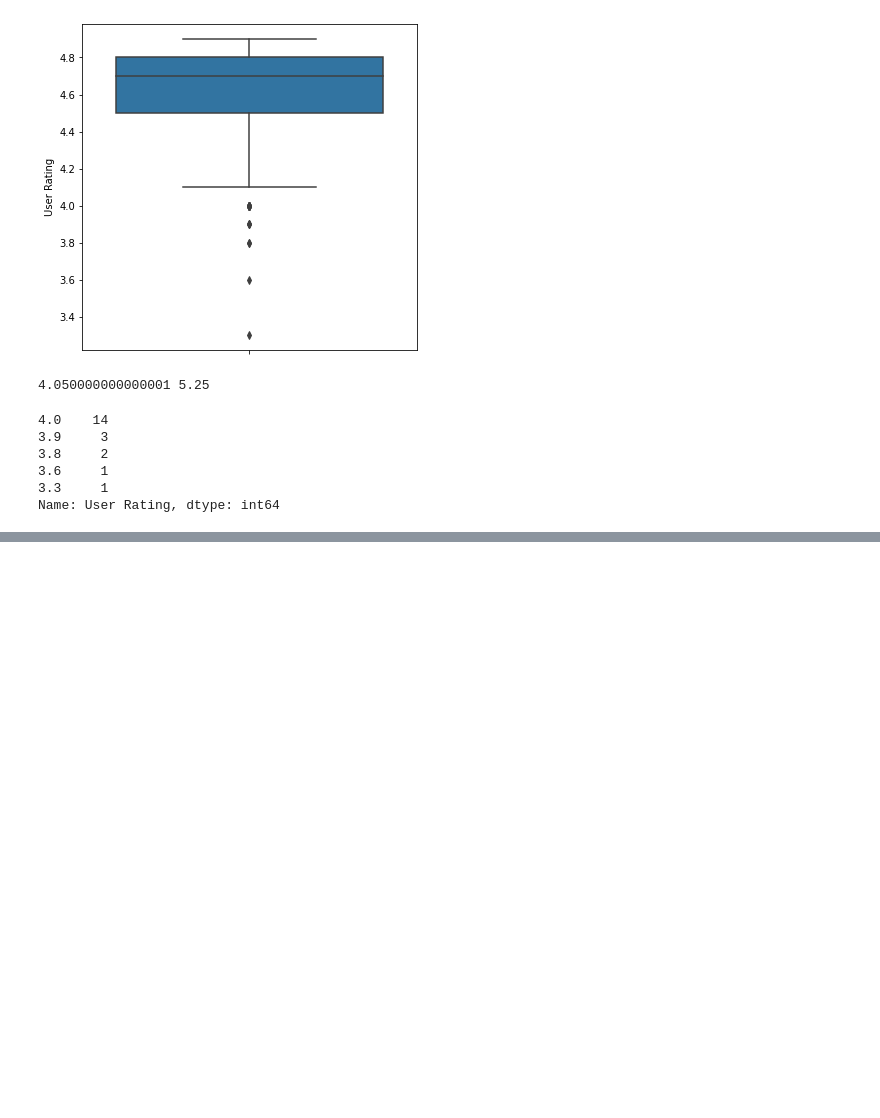
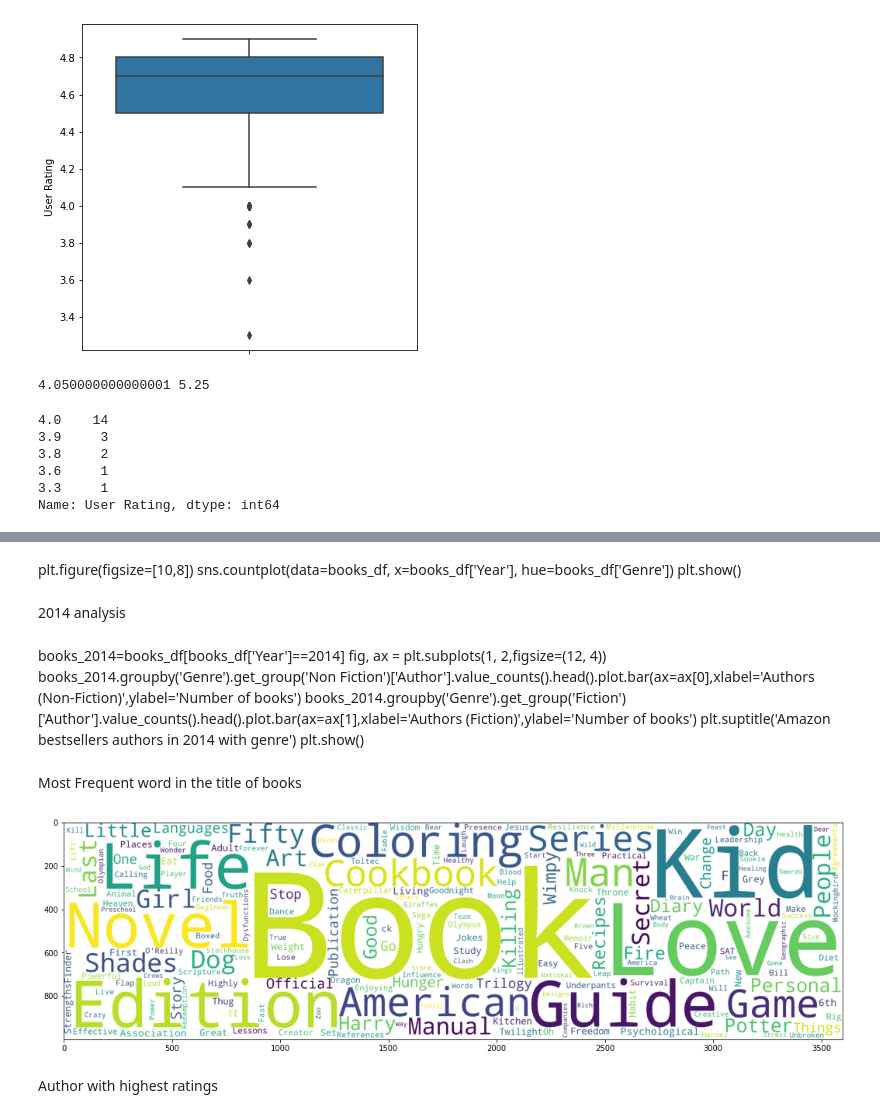
Before and after one commit to AnamKhan01/Analyzing-the-Best-Sellers-from-2009-2019-, a Jupyter notebook: BestSeller Analysis and Visualisation.ipynb, the cells around one changed output, grey strips where cells are left out. Saved outputs shown, nothing was run; the diff lists cells and outputs as text; code cells hidden in the pictures; blank space fills up the shorter version.

Commit message:
Update BestSeller Analysis and Visualisation.ipynb
Added visualization

```diff
--- a/BestSeller Analysis and Visualisation.ipynb
+++ b/BestSeller Analysis and Visualisation.ipynb
@@ -279,0 +282,15 @@ px.box(data_frame=books_df,x=books_df['Genre'],y=books_df['Price'],width=700,hei
+# %% [markdown]
+plt.figure(figsize=[10,8])
+sns.countplot(data=books_df, x=books_df['Year'], hue=books_df['Genre'])
+plt.show()
+# %% [markdown]
+2014 analysis
+# %% [markdown]
+books_2014=books_df[books_df['Year']==2014]
+fig, ax = plt.subplots(1, 2,figsize=(12, 4))
+books_2014.groupby('Genre').get_group('Non Fiction')['Author'].value_counts().head().plot.bar(ax=ax[0],xlabel='Authors (Non-Fiction)',ylabel='Number of books')
+books_2014.groupby('Genre').get_group('Fiction')['Author'].value_counts().head().plot.bar(ax=ax[1],xlabel='Authors (Fiction)',ylabel='Number of books')
+plt.suptitle('Amazon bestsellers authors in 2014 with genre')
+plt.show()
+# %% [markdown]
+Most Frequent word in the title of books
@@ -279,0 +299,15 @@ px.box(data_frame=books_df,x=books_df['Genre'],y=books_df['Price'],width=700,hei
+# %%
+text = " ".join(title for title in books_df['Name'])
+
+word_cloud = WordCloud(width=3600,
+                       height=1000,
+                       collocations = False,
+                       background_color = 'white',).generate(text)
+
+plt.figure(figsize=(18,6))
+plt.imshow(word_cloud)
+plt.show()
+# %% [output]
+[figure, added]
+# %% [markdown]
+Author with highest ratings
```
Also changed, not shown: parts of 18 cells of this notebook.
